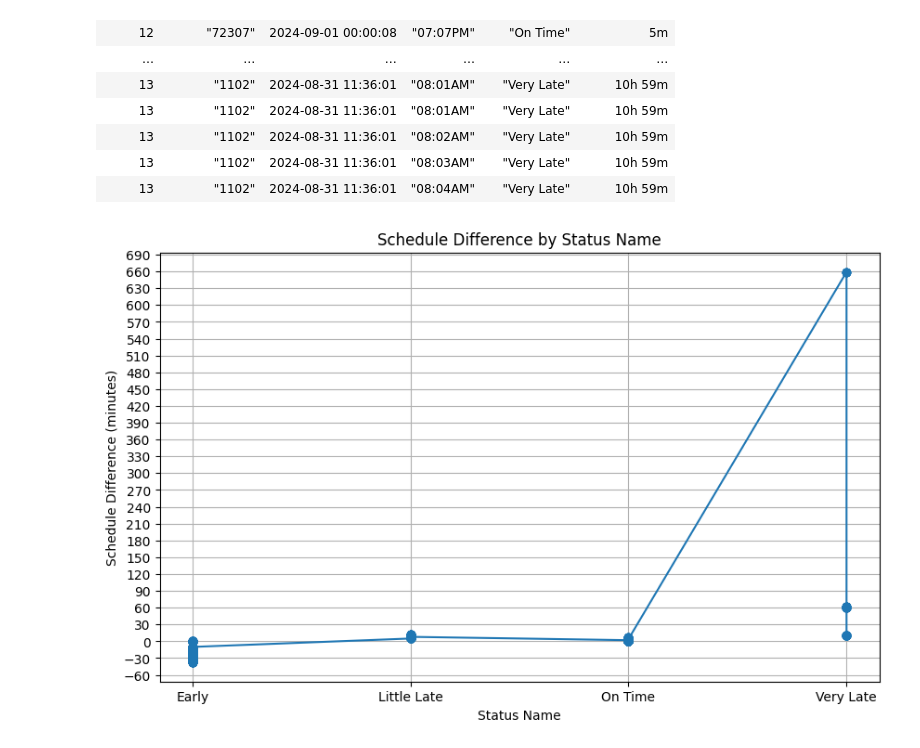
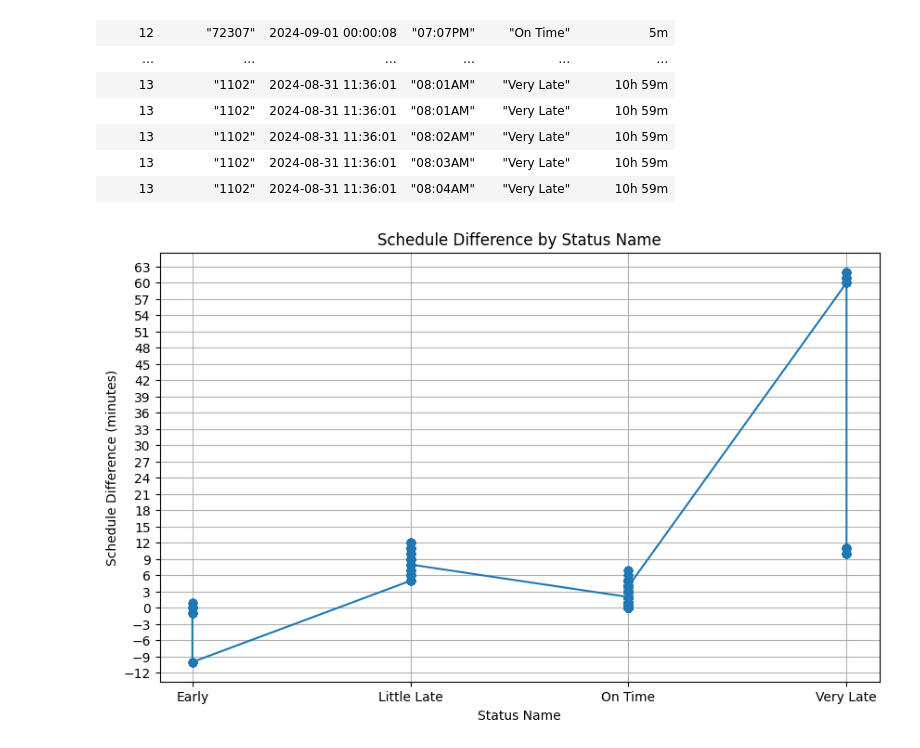
Before and after one commit to shaivilp/Research-Rookies, a Jupyter notebook: data_visualization/predictions.ipynb, the cells around one changed output. Drawn from its saved outputs; the diff is of its cells as text; code cells hidden in the pictures.

Commit message:
fix: Filtered data from above -10 minutes (early) to 120 minutes (latest)

```diff
--- a/data_visualization/predictions.ipynb
+++ b/data_visualization/predictions.ipynb
@@ -376,26 +376,31 @@ shape: (390, 6)
 | 13 | "1102" | 2024-08-31 11:36:01 | "08:04AM" | "Very Late" | 10h 59m |
 # %%
 # Group data by statusName and calculate the mean scheduleDiff for each group
-status_grouped = data.sort('statusName')
+plot_data = data.sort('statusName')
 
-status_grouped = status_grouped.with_columns(
+plot_data = plot_data.with_columns(
   (pl.col('scheduleDiff').dt.total_minutes()).alias('scheduleDiff_minutes')
 )
 
+plot_data = plot_data.filter(
+    (pl.col('scheduleDiff_minutes') >= -10) &
+    (pl.col('scheduleDiff_minutes') <= 120)
+)
+
 # Convert the grouped data to a pandas DataFrame for plotting
-status_grouped_df = status_grouped.to_pandas()
+plot_data_df = plot_data.to_pandas()
 
 # Plot the data
 plt.figure(figsize=(10, 6))
-plt.plot(status_grouped_df["statusName"], status_grouped_df["scheduleDiff_minutes"], marker='o')
+plt.plot(plot_data_df["statusName"], plot_data_df["scheduleDiff_minutes"], marker='o')
 plt.xlabel('Status Name')
 plt.ylabel('Schedule Difference (minutes)')
 plt.title('Schedule Difference by Status Name')
 plt.grid(True)
 
 y_min, y_max = plt.gca().get_ylim()
 plt.gca().yaxis.set_major_locator(plt.MaxNLocator(nbins=30))
 
 plt.show()
 # %% [output]
-[figure, old version]
+[figure, new version]
```
Also changed, not shown: parts of 1 cell of this notebook.
